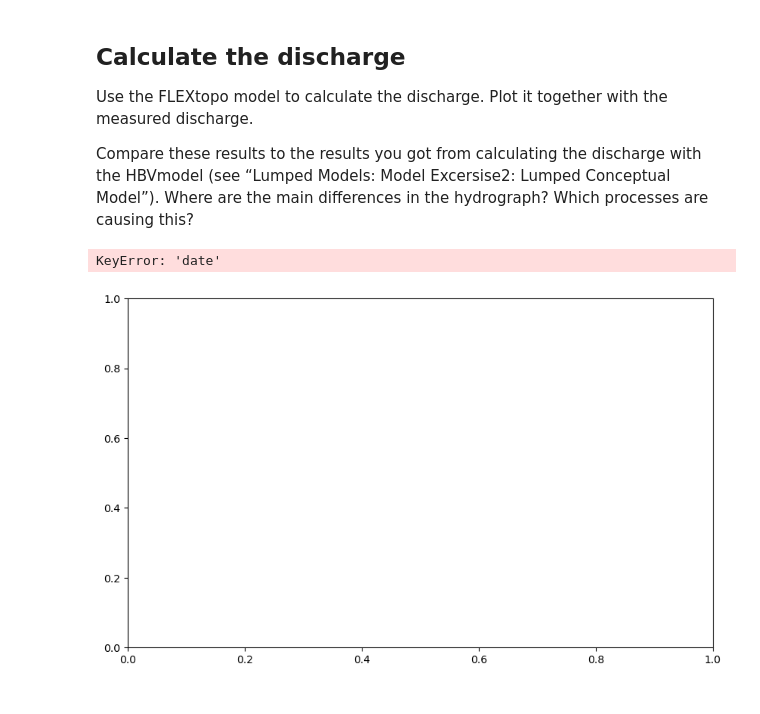
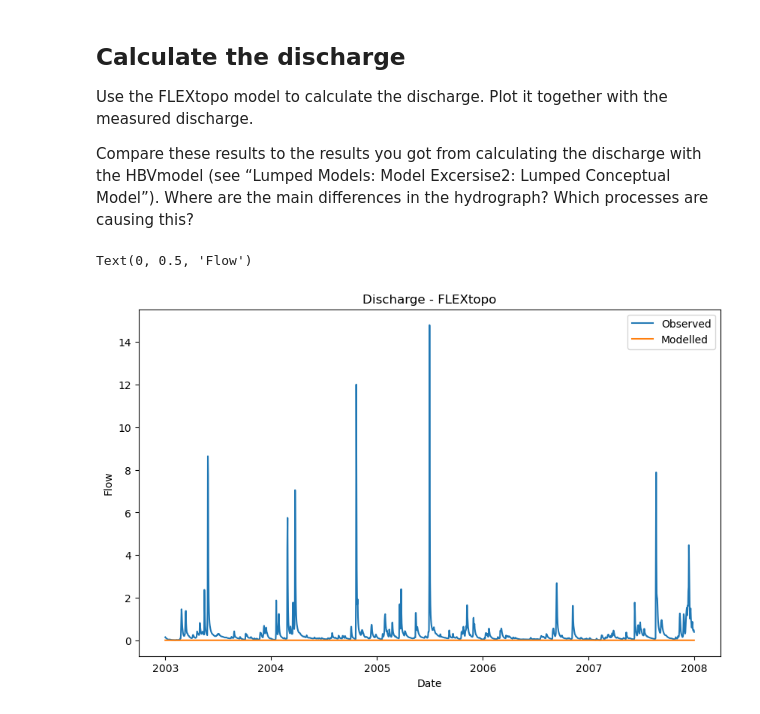
Before and after one commit to eWaterCycle/teaching-materials, a Jupyter notebook: book/exercise_journal_ann_laura/FlexTopo/exercise_flextopo_manning.ipynb, the cells around one changed output. Cells and saved outputs as stored; diff of their text form; code cells hidden in the pictures.

```diff
--- a/book/exercise_journal_ann_laura/FlexTopo/exercise_flextopo_manning.ipynb
+++ b/book/exercise_journal_ann_laura/FlexTopo/exercise_flextopo_manning.ipynb
@@ -485,18 +426,22 @@ Use the FLEXtopo model to calculate the discharge. Plot it together with the mea
 
 Compare these results to the results you got from calculating the discharge with the HBVmodel (see “Lumped Models: Model Excersise2: Lumped Conceptual Model”). Where are the main differences in the hydrograph? Which processes are causing this?
 # %%
+# Run FLEXtopo with the merged forcing dataframe
+
 Qm = FLEXtopo(ParPlateau, ParHillslope, ParWetland, ParCatchment, forcing, landscape_per)
-Qo = forcing['Qo']
+Qo = forcing["Qo"]
+
+
 
 fig, ax = plt.subplots(figsize=(10,6))
 
-ax.plot(df['date'], Qo, label='Observed')
-ax.plot(df['date'], Qm, label='Modelled')
+ax.plot(forcing.index, Qo, label='Observed')
+ax.plot(forcing.index, Qm, label='Modelled')
+
 ax.legend()
 ax.set_title('Discharge - FLEXtopo')
-
 ax.set_xlabel('Date')
 ax.set_ylabel('Flow')
 # %% [output]
-KeyError: 'date'
+Text(0, 0.5, 'Flow')
-[figure, old version]
+[figure, new version]
```
Also changed, not shown: parts of 3 cells of this notebook, 2 other files.
